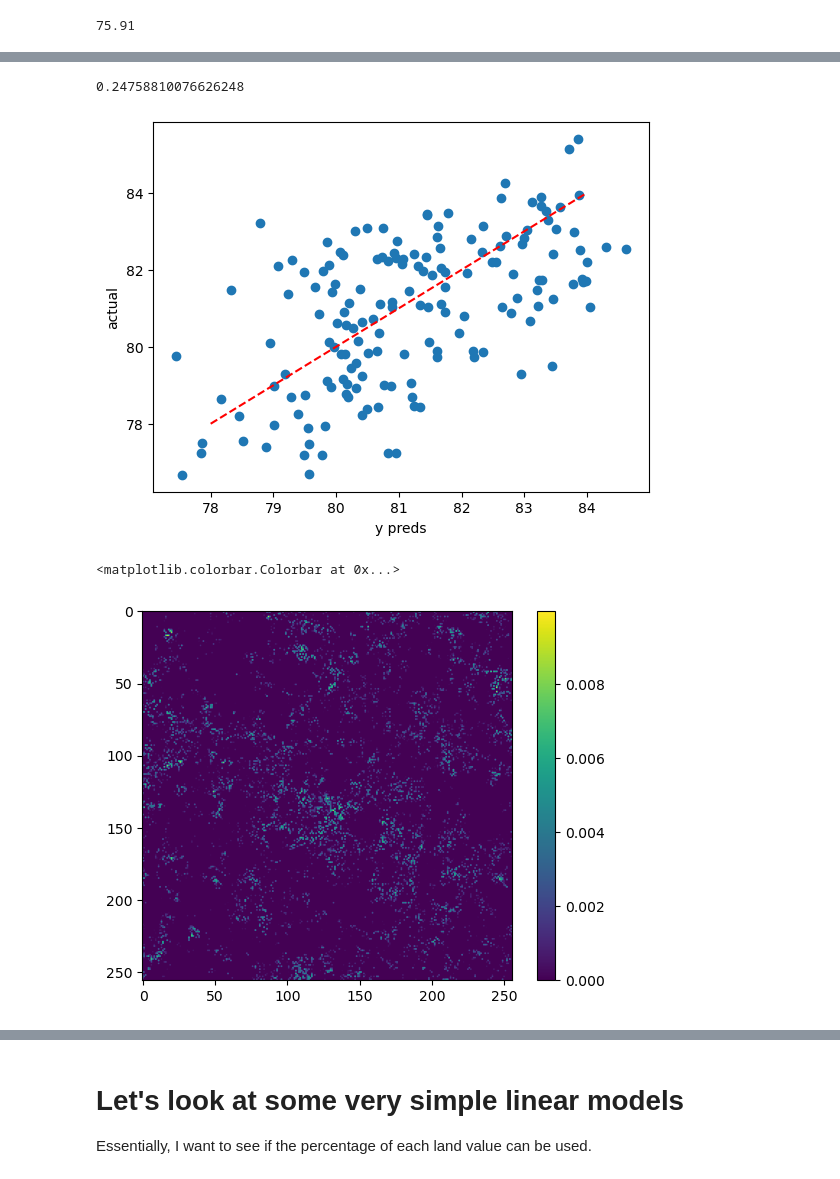
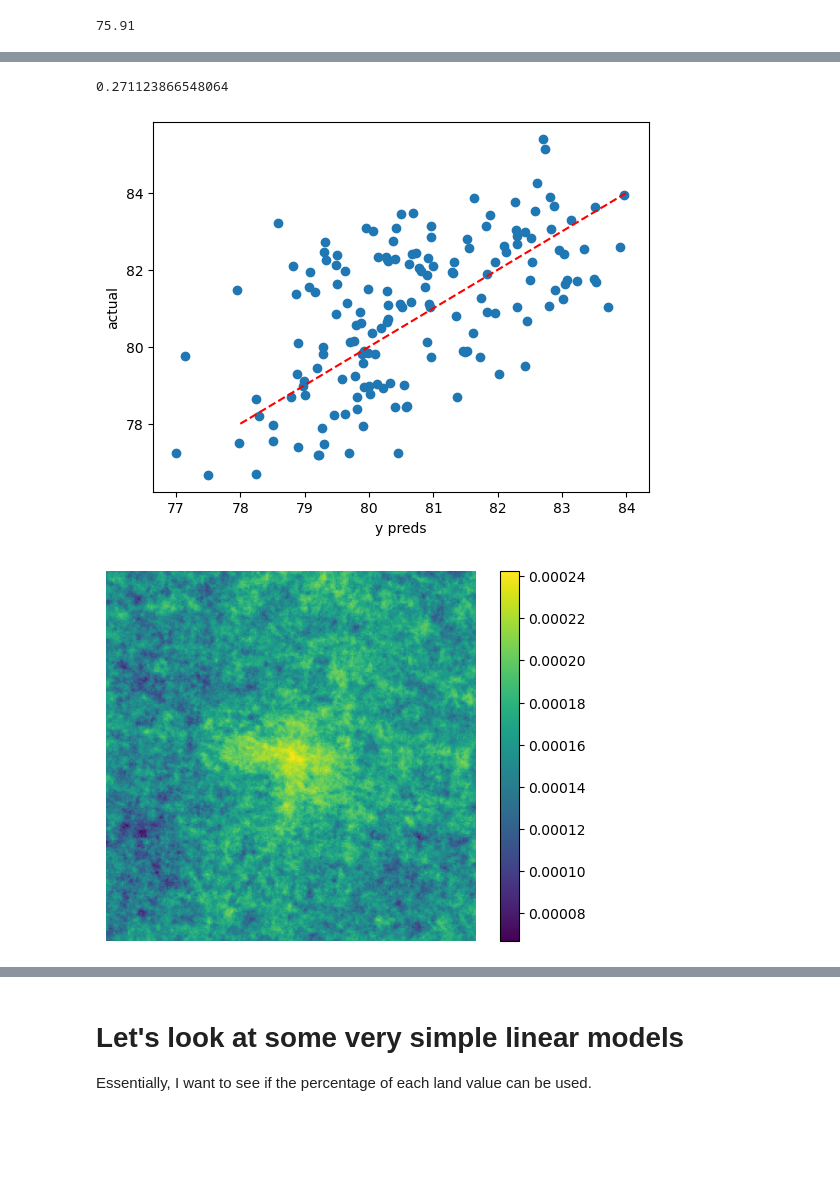
Before and after one commit to zcalhoun/lute, a Jupyter notebook: notebooks/initial_model.ipynb, the cells around one changed output, grey strips where cells are left out. Drawn from its saved outputs; the diff is of its cells as text; code cells hidden in the pictures; blank space fills up the shorter version.

Commit message:
Finished exp decay modeling

```diff
--- a/notebooks/initial_model.ipynb
+++ b/notebooks/initial_model.ipynb
@@ -15,7 +15,7 @@ from torchvision import transforms
 from torch import nn, optim
 # %%
 t_trans = transforms.Compose([
-    transforms.RandomRotation(90),
+#     transforms.RandomRotation(90),
     transforms.RandomHorizontalFlip(),
     transforms.RandomVerticalFlip()
 ])
@@ -26,6 +26,8 @@ class OneHotImages(Dataset):
 
         # Images
         self.files = os.listdir(os.path.join(file_path, "img"))
+
+        self.transforms = transforms
 
     def __len__(self):
         return len(self.files)
@@ -38,7 +40,12 @@ class OneHotImages(Dataset):
         ) as fp:
             label = float(fp.read())
         # Omit the tree class
-        return img[:, :, [0,1,3]], torch.tensor(label, dtype=torch.float)
+
+        if self.transforms is not None:
+            img = self.transforms(img[:, :, [0, 1, 3]])
+        else:
+            img = img[:, :, [0,1,3]]
+        return img, torch.tensor(label, dtype=torch.float)
 # %%
 train = OneHotImages("/datacommons/carlsonlab/zdc6/cs590/land_use/train", transforms = t_trans)
 test = OneHotImages("/datacommons/carlsonlab/zdc6/cs590/land_use/test")
@@ -59,7 +74,7 @@ class SimpleModel(nn.Module):
 
         self.softplus = nn.Softplus()
 
-        torch.nn.init.uniform_(self.weight, a = 0.01, b = 0.1)
+        torch.nn.init.uniform_(self.weight, a = 0.00001, b = 0.0001)
 
         self.to('cuda')
     def forward(self, X):
@@ -70,7 +85,7 @@ model = SimpleModel()
 train_loader = DataLoader(train, batch_size=64)
 test_loader = DataLoader(test, batch_size=64)
 # %%
-w_opt = torch.optim.AdamW(model.parameters(), lr=0.0001, weight_decay=1)
+w_opt = torch.optim.AdamW(model.parameters(), lr=0.00001, weight_decay=3e3)
 # i_opt = torch.optim.AdamW([model.intercept], lr=1)
 # %%
 model.intercept
@@ -91,14 +106,14 @@ for epoch in range(10):
 #         i_opt.zero_grad()
 
         y_hat = model(X)
-        loss = F.mse_loss(y_hat, y) # + model.weight.abs().sum()
+        loss = F.mse_loss(y_hat, y)  + 0.01 * model.weight.abs().sum()
 
         loss.backward()
 
         w_opt.step()
 #         i_opt.step()
 
-        train_loss += loss.item()
+        train_loss += loss.item() * X.size(0)
         count += X.size(0)
 
     print(f"Train loss: {train_loss / count}")
@@ -112,7 +127,7 @@ for epoch in range(10):
         y_hat = model(X)
         loss = F.mse_loss(y_hat, y)
 
-        test_loss += loss.item()
+        test_loss += loss.item() * X.size(0)
         count += X.size(0)
 
     print(f"Test loss: {test_loss / count}")
@@ -174,15 +193,16 @@ plt.xlabel("y preds")
 plt.ylabel("actual")
 plt.show()
 # %% [output]
-0.24758810076626248
+0.271123866548064
-[figure, old version]
+[figure, new version]
 # %%
 # Let's visualize the weights
-plt.imshow(F.relu(model.weight[:, :, 2]).cpu().detach().numpy())
+plt.imshow(F.relu(model.weight[:, :, 0]).cpu().detach().numpy())
+plt.axis(False)
 plt.colorbar()
+plt.show()
 # %% [output]
-<matplotlib.colorbar.Colorbar at 0x...>
-[figure, old version]
+[figure, new version]
 # %%
 # Lastly, let's see if we can look at the effect over distance using these sets of weights.
 # This loop iterates through the three classes and calculates the weights for ~50 meter concentric circles
```
Also changed, not shown: parts of 8 cells of this notebook, 1 other file.
